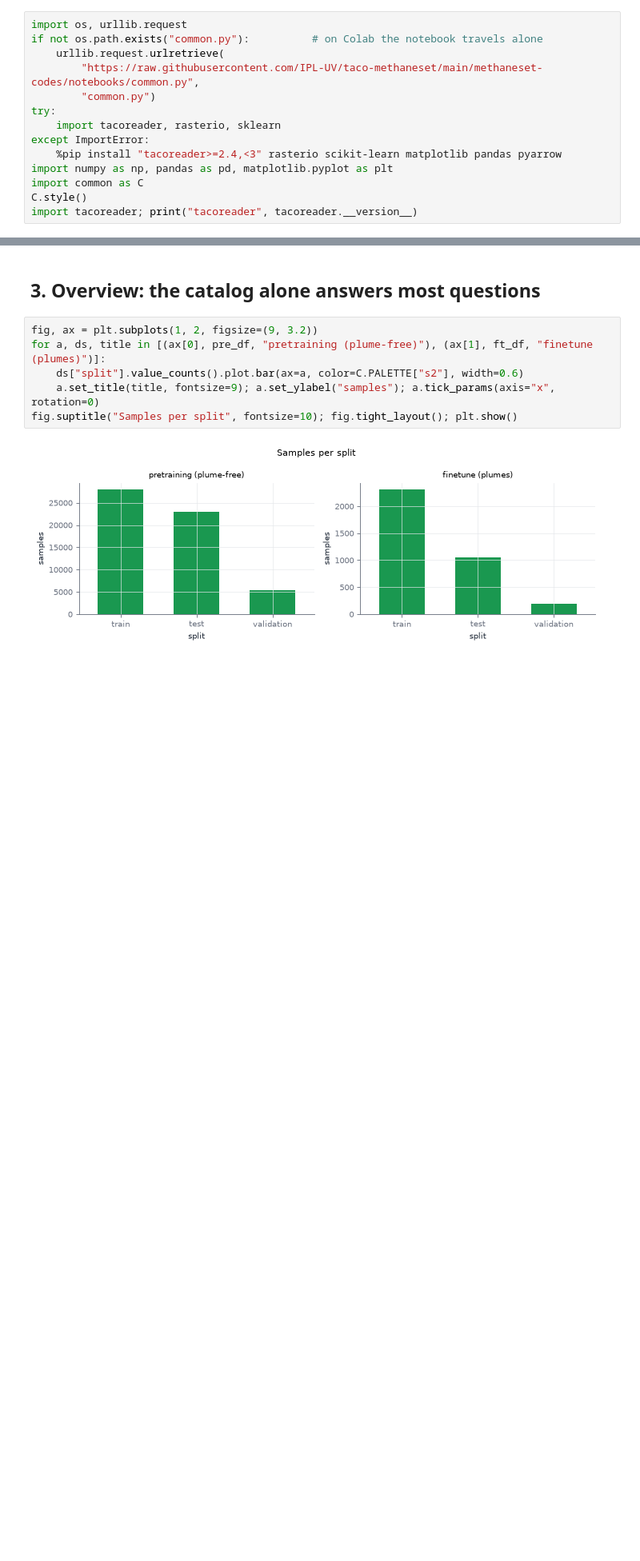
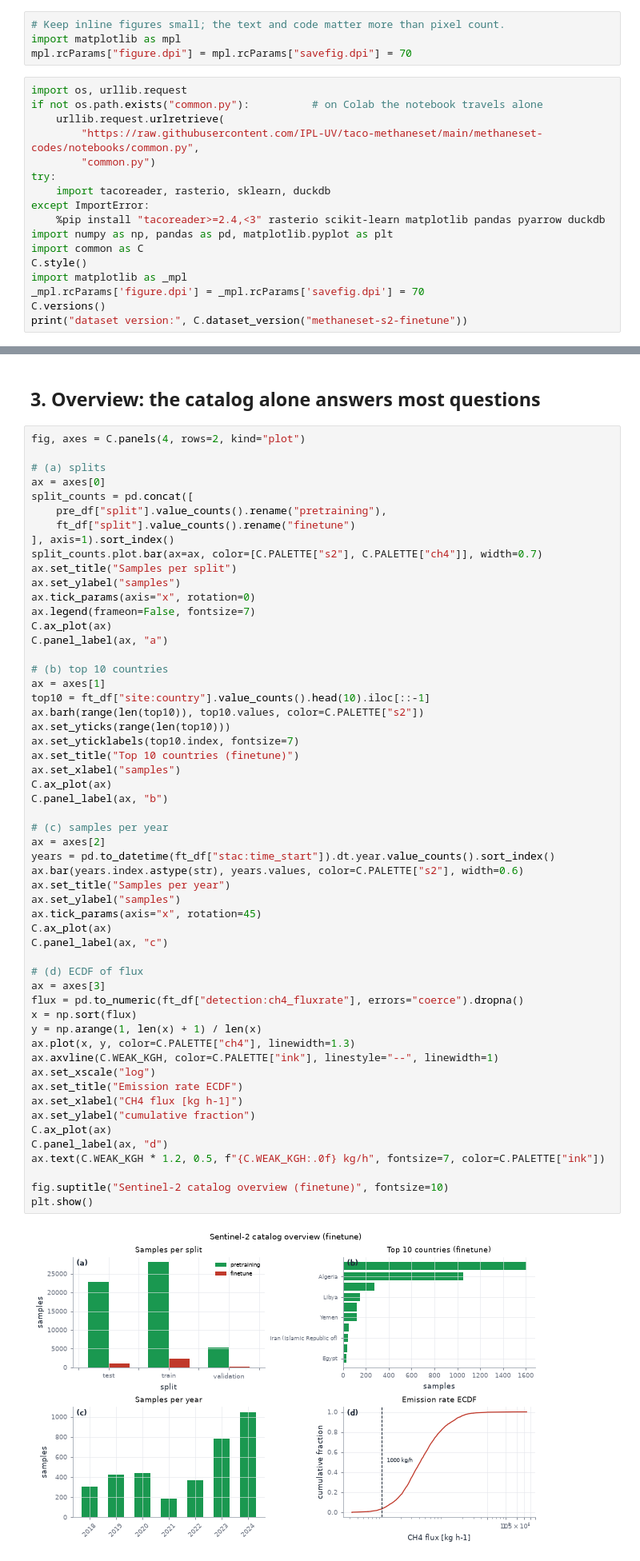
Before and after one commit to IPL-UV/taco-methaneset, a Jupyter notebook: methaneset-codes/notebooks/01_s2.ipynb, the cells around one changed output, grey strips where cells are left out. Shown at 80% size. Saved outputs shown, nothing was run; the diff lists cells and outputs as text; blank space fills up the shorter version.

Commit message:
Complete user notebooks 01-04: MBMP+ and spectral detectability sections, per-window detection metrics, calibrated baselines, unified figure style

```diff
--- a/methaneset-codes/notebooks/01_s2.ipynb
+++ b/methaneset-codes/notebooks/01_s2.ipynb
@@ -20,3 +22,7 @@ No credentials needed. `common.py` resolves the data: local folder if present
+# %%
+# Keep inline figures small; the text and code matter more than pixel count.
+import matplotlib as mpl
+mpl.rcParams["figure.dpi"] = mpl.rcParams["savefig.dpi"] = 70
 # %%
 import os, urllib.request
 if not os.path.exists("common.py"):          # on Colab the notebook travels alone
@@ -24,12 +30,15 @@ if not os.path.exists("common.py"):          # on Colab the notebook travels alo
         "https://raw.githubusercontent.com/IPL-UV/taco-methaneset/main/methaneset-codes/notebooks/common.py",
         "common.py")
 try:
-    import tacoreader, rasterio, sklearn
+    import tacoreader, rasterio, sklearn, duckdb
 except ImportError:
-    %pip install "tacoreader>=2.4,<3" rasterio scikit-learn matplotlib pandas pyarrow
+    %pip install "tacoreader>=2.4,<3" rasterio scikit-learn matplotlib pandas pyarrow duckdb
 import numpy as np, pandas as pd, matplotlib.pyplot as plt
 import common as C
 C.style()
-import tacoreader; print("tacoreader", tacoreader.__version__)
+import matplotlib as _mpl
+_mpl.rcParams['figure.dpi'] = _mpl.rcParams['savefig.dpi'] = 70
+C.versions()
+print("dataset version:", C.dataset_version("methaneset-s2-finetune"))
 # %% [output]
 tacoreader 2.4.21
@@ -68,10 +105,59 @@ ft_df[["target:tile", "target:sensor", "target:sza", "target:vza", "target:saa",
 # %% [markdown]
 ## 3. Overview: the catalog alone answers most questions
 # %%
-fig, ax = plt.subplots(1, 2, figsize=(9, 3.2))
-for a, ds, title in [(ax[0], pre_df, "pretraining (plume-free)"), (ax[1], ft_df, "finetune (plumes)")]:
-    ds["split"].value_counts().plot.bar(ax=a, color=C.PALETTE["s2"], width=0.6)
-    a.set_title(title, fontsize=9); a.set_ylabel("samples"); a.tick_params(axis="x", rotation=0)
-fig.suptitle("Samples per split", fontsize=10); fig.tight_layout(); plt.show()
+fig, axes = C.panels(4, rows=2, kind="plot")
+
+# (a) splits
+ax = axes[0]
+split_counts = pd.concat([
+    pre_df["split"].value_counts().rename("pretraining"),
+    ft_df["split"].value_counts().rename("finetune")
+], axis=1).sort_index()
+split_counts.plot.bar(ax=ax, color=[C.PALETTE["s2"], C.PALETTE["ch4"]], width=0.7)
+ax.set_title("Samples per split")
+ax.set_ylabel("samples")
+ax.tick_params(axis="x", rotation=0)
+ax.legend(frameon=False, fontsize=7)
+C.ax_plot(ax)
+C.panel_label(ax, "a")
+
+# (b) top 10 countries
+ax = axes[1]
+top10 = ft_df["site:country"].value_counts().head(10).iloc[::-1]
+ax.barh(range(len(top10)), top10.values, color=C.PALETTE["s2"])
+ax.set_yticks(range(len(top10)))
+ax.set_yticklabels(top10.index, fontsize=7)
+ax.set_title("Top 10 countries (finetune)")
+ax.set_xlabel("samples")
+C.ax_plot(ax)
+C.panel_label(ax, "b")
+
+# (c) samples per year
+ax = axes[2]
+years = pd.to_datetime(ft_df["stac:time_start"]).dt.year.value_counts().sort_index()
+ax.bar(years.index.astype(str), years.values, color=C.PALETTE["s2"], width=0.6)
+ax.set_title("Samples per year")
+ax.set_ylabel("samples")
+ax.tick_params(axis="x", rotation=45)
+C.ax_plot(ax)
+C.panel_label(ax, "c")
+
+# (d) ECDF of flux
+ax = axes[3]
+flux = pd.to_numeric(ft_df["detection:ch4_fluxrate"], errors="coerce").dropna()
+x = np.sort(flux)
+y = np.arange(1, len(x) + 1) / len(x)
+ax.plot(x, y, color=C.PALETTE["ch4"], linewidth=1.3)
+ax.axvline(C.WEAK_KGH, color=C.PALETTE["ink"], linestyle="--", linewidth=1)
+ax.set_xscale("log")
+ax.set_title("Emission rate ECDF")
+ax.set_xlabel("CH4 flux [kg h-1]")
+ax.set_ylabel("cumulative fraction")
+C.ax_plot(ax)
+C.panel_label(ax, "d")
+ax.text(C.WEAK_KGH * 1.2, 0.5, f"{C.WEAK_KGH:.0f} kg/h", fontsize=7, color=C.PALETTE["ink"])
+
+fig.suptitle("Sentinel-2 catalog overview (finetune)", fontsize=10)
+plt.show()
 # %% [output]
-[figure, old version]
+[figure, new version]
```
Also changed, not shown: parts of 42 cells of this notebook, 4 other files.
